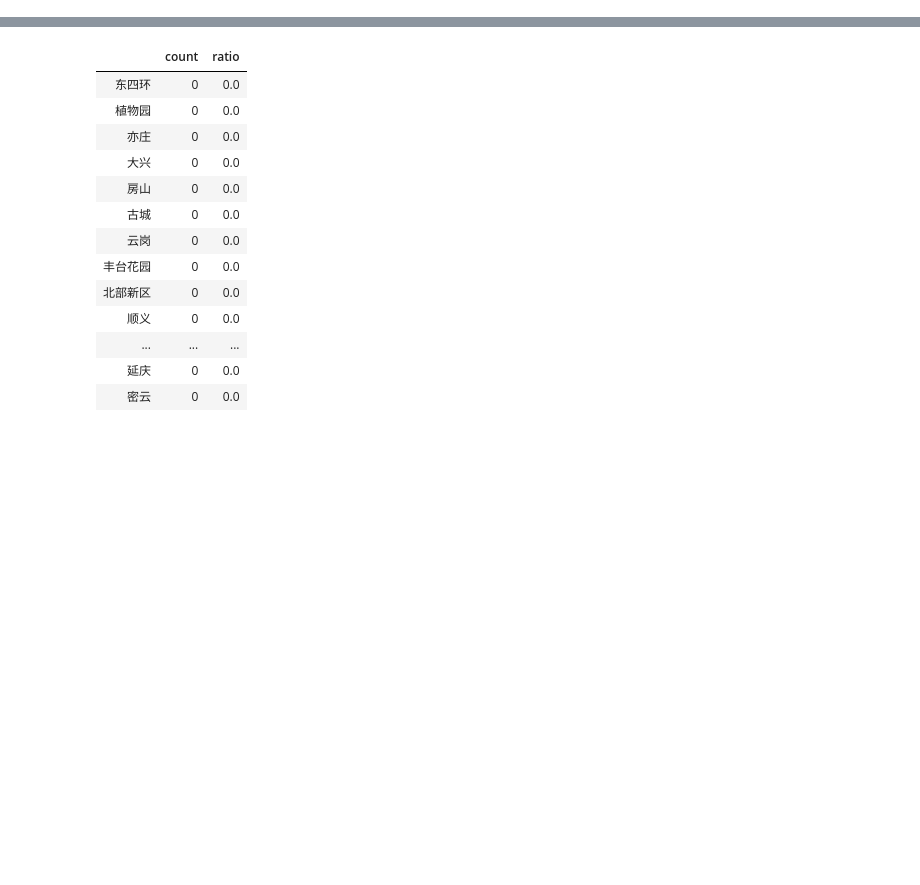
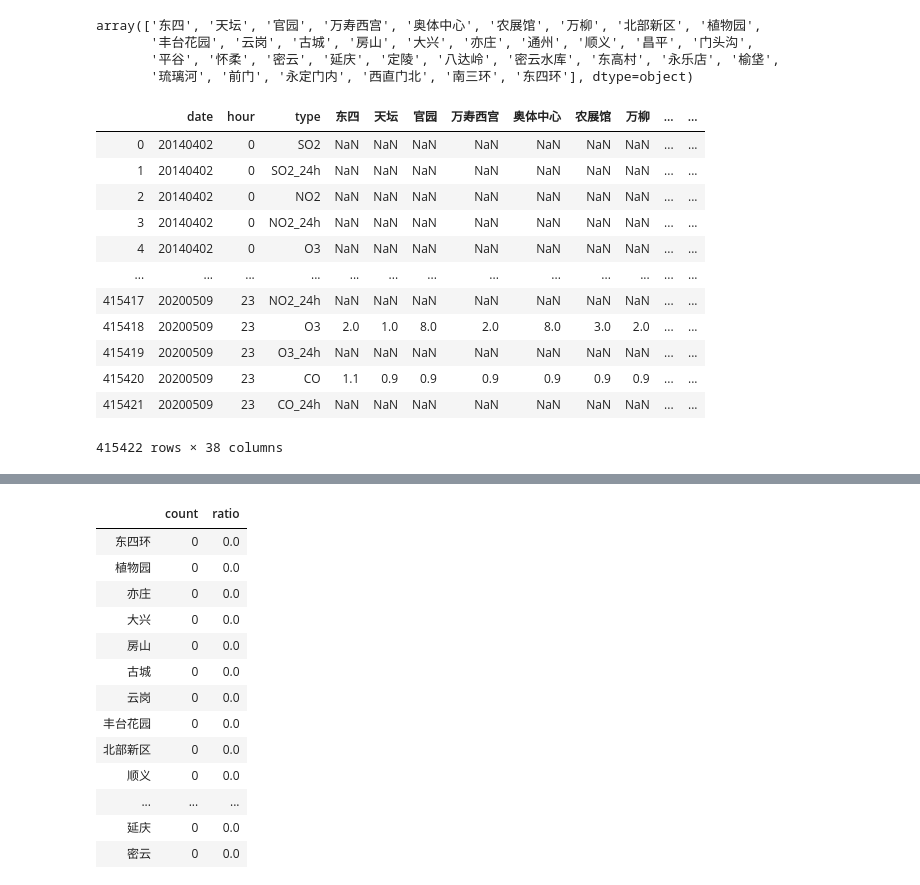
Before and after one commit to songyh15/PR2020_final_PM2.5, a Jupyter notebook: preprocess.ipynb, the cells around one changed output, grey strips where cells are left out. Cells and saved outputs as stored; diff of their text form; code cells hidden in the pictures; blank space fills up the shorter version.

```diff
--- a/preprocess.ipynb
+++ b/preprocess.ipynb
@@ -44,0 +53,7 @@ for path,dir_list,file_list in data_folder:
+# %%
+data_all = pd.read_csv("data_all.csv")
+data_extra = pd.read_csv("data_extra.csv")
+
+# 删去无用的第一列
+data_all = data_all.iloc[:,1:]
+data_extra = data_extra.iloc[:,1:]
@@ -44,0 +116,25 @@ for path,dir_list,file_list in data_folder:
+# %%
+# ax1 = sns.lineplot(data=nan_rate.iloc[:,0:6])
+# ax2 = sns.lineplot(data=nan_rate.iloc[:,7:12])
+nan_rate._stat_axis.values
+# %% [output]
+array(['东四', '天坛', '官园', '万寿西宫', '奥体中心', '农展馆', '万柳', '北部新区', '植物园',
+       '丰台花园', '云岗', '古城', '房山', '大兴', '亦庄', '通州', '顺义', '昌平', '门头沟',
+       '平谷', '怀柔', '密云', '延庆', '定陵', '八达岭', '密云水库', '东高村', '永乐店', '榆垡',
+       '琉璃河', '前门', '永定门内', '西直门北', '南三环', '东四环'], dtype=object)
+# %%
+data_extra
+# %% [output]
+|  | date | hour | type | 东四 | 天坛 | 官园 | 万寿西宫 | 奥体中心 | 农展馆 | 万柳 | ... | ... |
+| 0 | 20140402 | 0 | SO2 | NaN | NaN | NaN | NaN | NaN | NaN | NaN | ... | ... |
+| 1 | 20140402 | 0 | SO2_24h | NaN | NaN | NaN | NaN | NaN | NaN | NaN | ... | ... |
+| 2 | 20140402 | 0 | NO2 | NaN | NaN | NaN | NaN | NaN | NaN | NaN | ... | ... |
+| 3 | 20140402 | 0 | NO2_24h | NaN | NaN | NaN | NaN | NaN | NaN | NaN | ... | ... |
+| 4 | 20140402 | 0 | O3 | NaN | NaN | NaN | NaN | NaN | NaN | NaN | ... | ... |
+| ... | ... | ... | ... | ... | ... | ... | ... | ... | ... | ... | ... | ... |
+| 415417 | 20200509 | 23 | NO2_24h | NaN | NaN | NaN | NaN | NaN | NaN | NaN | ... | ... |
+| 415418 | 20200509 | 23 | O3 | 2.0 | 1.0 | 8.0 | 2.0 | 8.0 | 3.0 | 2.0 | ... | ... |
+| 415419 | 20200509 | 23 | O3_24h | NaN | NaN | NaN | NaN | NaN | NaN | NaN | ... | ... |
+| 415420 | 20200509 | 23 | CO | 1.1 | 0.9 | 0.9 | 0.9 | 0.9 | 0.9 | 0.9 | ... | ... |
+| 415421 | 20200509 | 23 | CO_24h | NaN | NaN | NaN | NaN | NaN | NaN | NaN | ... | ... |
+415422 rows × 38 columns
```
Also changed, not shown: parts of 11 cells of this notebook, 13 other files.
